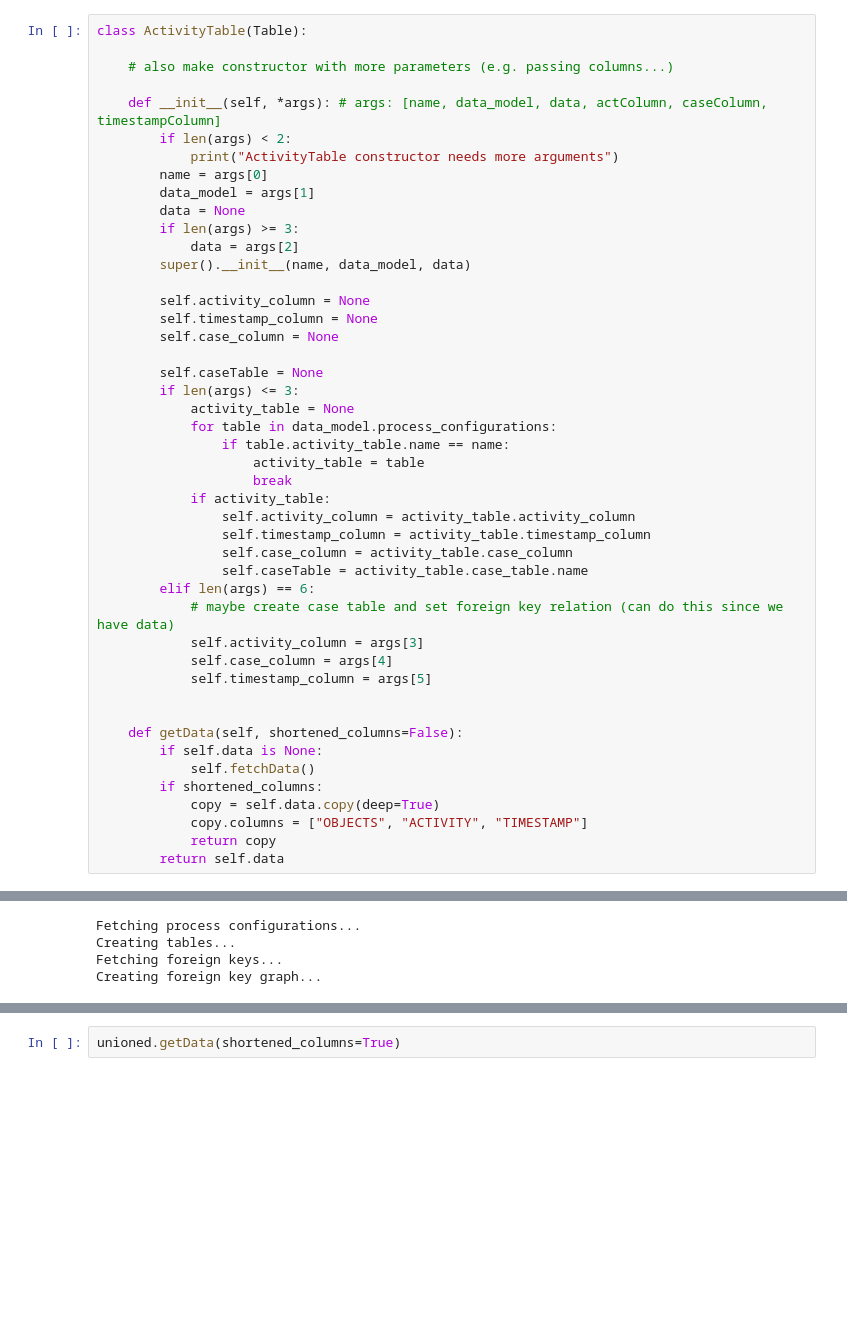
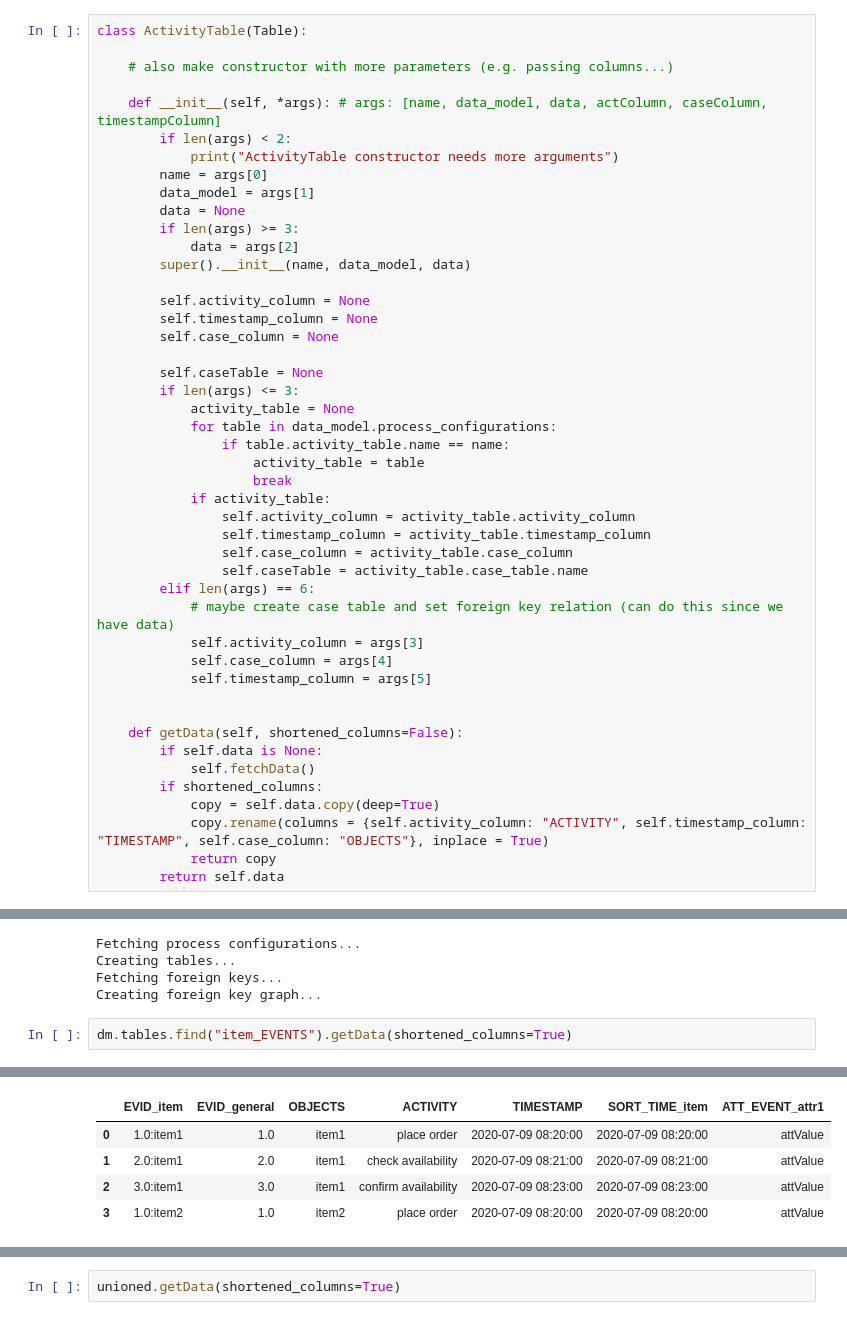
Before and after one commit to finnigen/ocel-operators, a Jupyter notebook: OCEL_Operators_Class.ipynb, the cells around one changed output, grey strips where cells are left out. Drawn from its saved outputs; the diff is of its cells as text; blank space fills up the shorter version.

```diff
--- a/OCEL_Operators_Class.ipynb
+++ b/OCEL_Operators_Class.ipynb
@@ -97,7 +97,7 @@ class ActivityTable(Table):
             self.fetchData()
         if shortened_columns:
             copy = self.data.copy(deep=True)
-            copy.columns = ["OBJECTS", "ACTIVITY", "TIMESTAMP"]
+            copy.rename(columns = {self.activity_column: "ACTIVITY", self.timestamp_column: "TIMESTAMP", self.case_column: "OBJECTS"}, inplace = True)
             return copy
         return self.data
 # %%
@@ -415,3 +470,6 @@ Fetching process configurations...
 Creating tables...
 Fetching foreign keys...
 Creating foreign key graph...
+# %%
+dm.tables.find("item_EVENTS").getData(shortened_columns=True)
+# %% [output]
@@ -417,0 +478,5 @@ Creating foreign key graph...
+|  | EVID_item | EVID_general | OBJECTS | ACTIVITY | TIMESTAMP | SORT_TIME_item | ATT_EVENT_attr1 |
+| 0 | 1.0:item1 | 1.0 | item1 | place order | 2020-07-09 08:20:00 | 2020-07-09 08:20:00 | attValue |
+| 1 | 2.0:item1 | 2.0 | item1 | check availability | 2020-07-09 08:21:00 | 2020-07-09 08:21:00 | attValue |
+| 2 | 3.0:item1 | 3.0 | item1 | confirm availability | 2020-07-09 08:23:00 | 2020-07-09 08:23:00 | attValue |
+| 3 | 1.0:item2 | 1.0 | item2 | place order | 2020-07-09 08:20:00 | 2020-07-09 08:20:00 | attValue |
```
Also changed, not shown: parts of 7 cells of this notebook.
